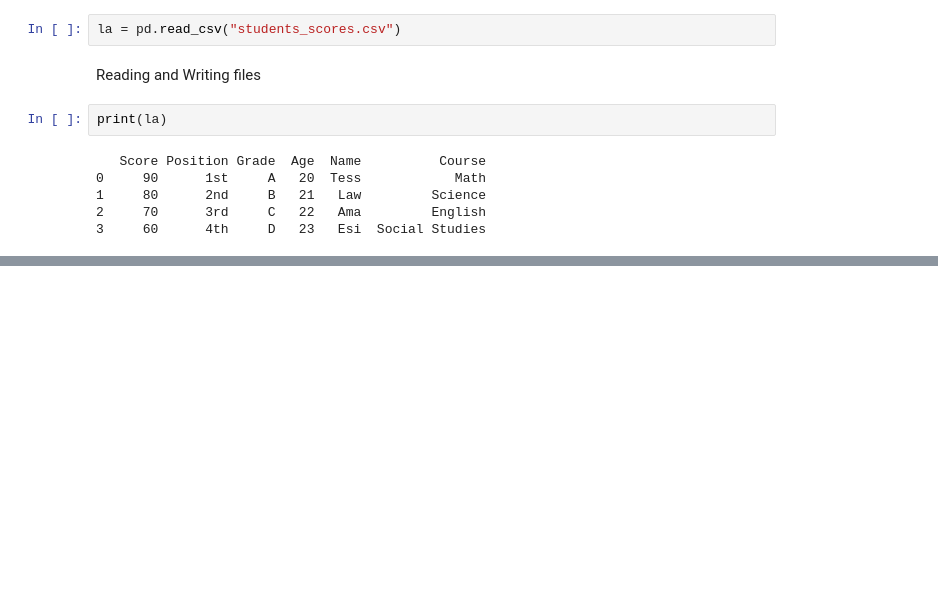
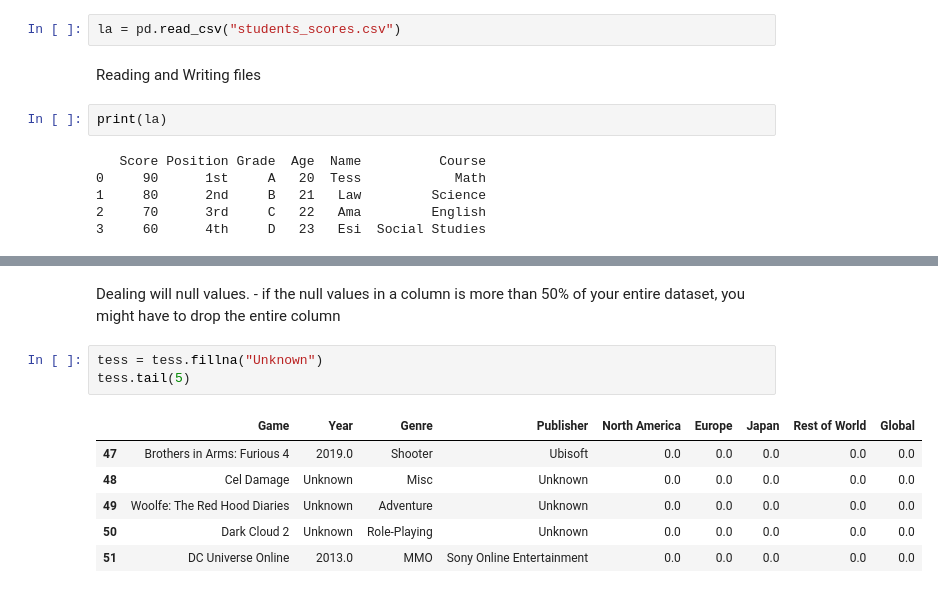
Before and after one commit to llawlaw23/Python_101, a Jupyter notebook: Python.ipynb, the cells around one changed output, grey strips where cells are left out. Cells and saved outputs as stored; diff of their text form; blank space fills up the shorter version.

```diff
--- a/Python.ipynb
+++ b/Python.ipynb
@@ -1438,0 +1641,13 @@ print(la)
+# %% [markdown]
+Dealing will null values.
+    - if the null values in a column is more than 50% of your entire dataset, you might have to drop the entire column
+# %%
+tess = tess.fillna("Unknown")
+tess.tail(5)
+# %% [output]
+|  | Game | Year | Genre | Publisher | North America | Europe | Japan | Rest of World | Global |
+| 47 | Brothers in Arms: Furious 4 | 2019.0 | Shooter | Ubisoft | 0.0 | 0.0 | 0.0 | 0.0 | 0.0 |
+| 48 | Cel Damage | Unknown | Misc | Unknown | 0.0 | 0.0 | 0.0 | 0.0 | 0.0 |
+| 49 | Woolfe: The Red Hood Diaries | Unknown | Adventure | Unknown | 0.0 | 0.0 | 0.0 | 0.0 | 0.0 |
+| 50 | Dark Cloud 2 | Unknown | Role-Playing | Unknown | 0.0 | 0.0 | 0.0 | 0.0 | 0.0 |
+| 51 | DC Universe Online | 2013.0 | MMO | Sony Online Entertainment | 0.0 | 0.0 | 0.0 | 0.0 | 0.0 |
```
Also changed, not shown: parts of 30 cells of this notebook.
